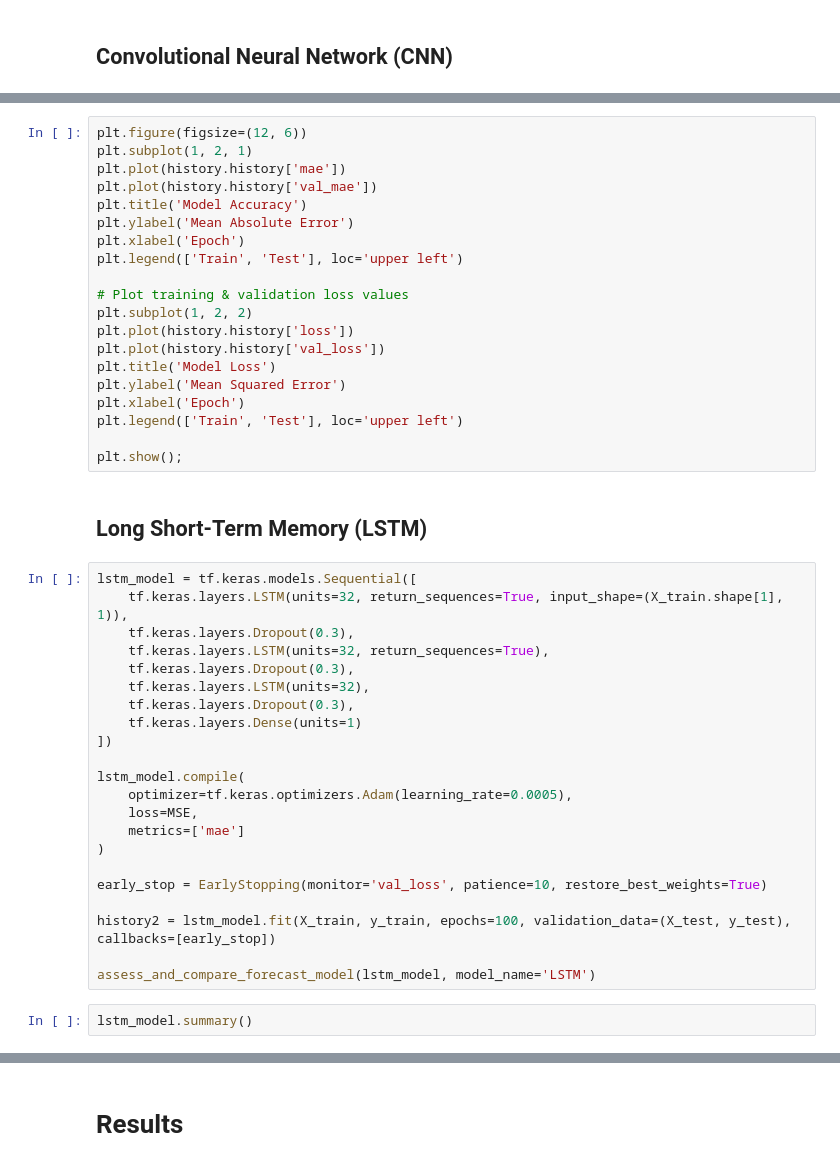
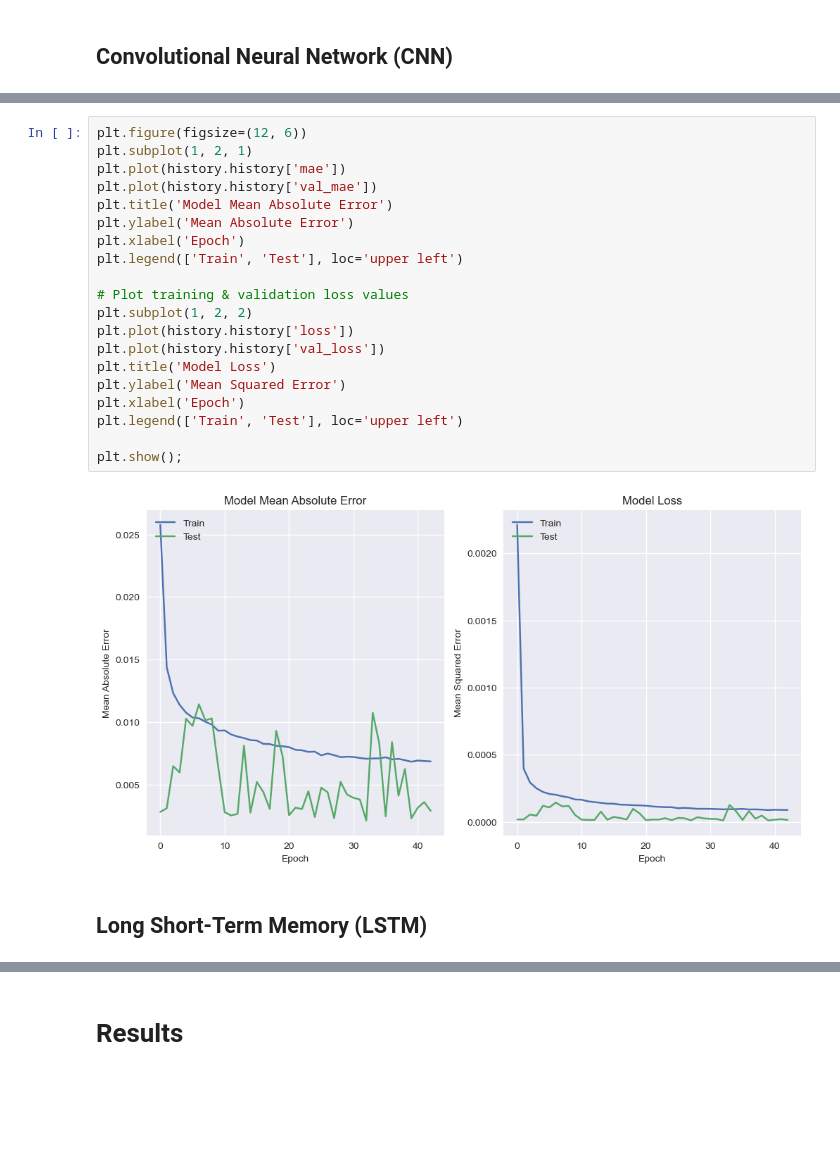
Before and after one commit to bryan-ortiz0/crypto-forecast-analysis, a Jupyter notebook: ethereum-pipeline.ipynb, the cells around one changed output, grey strips where cells are left out. Cells and saved outputs as stored; diff of their text form; blank space fills up the shorter version.

```diff
--- a/ethtractor-hourly.ipynb
+++ b/ethereum-pipeline.ipynb
@@ -636,46 +694,24 @@ cnn_model.summary()
 # %%
 plt.figure(figsize=(12, 6))
 plt.subplot(1, 2, 1)
 plt.plot(history.history['mae'])
 plt.plot(history.history['val_mae'])
-plt.title('Model Accuracy')
+plt.title('Model Mean Absolute Error')
 plt.ylabel('Mean Absolute Error')
 plt.xlabel('Epoch')
 plt.legend(['Train', 'Test'], loc='upper left')
 
 # Plot training & validation loss values
 plt.subplot(1, 2, 2)
 plt.plot(history.history['loss'])
 plt.plot(history.history['val_loss'])
 plt.title('Model Loss')
 plt.ylabel('Mean Squared Error')
 plt.xlabel('Epoch')
 plt.legend(['Train', 'Test'], loc='upper left')
 
 plt.show();
+# %% [output]
+[figure, added]
 # %% [markdown]
 ## Long Short-Term Memory (LSTM)
-# %%
-lstm_model = tf.keras.models.Sequential([
-    tf.keras.layers.LSTM(units=32, return_sequences=True, input_shape=(X_train.shape[1], 1)),
-    tf.keras.layers.Dropout(0.3),
-    tf.keras.layers.LSTM(units=32, return_sequences=True),
-    tf.keras.layers.Dropout(0.3),
-    tf.keras.layers.LSTM(units=32),
-    tf.keras.layers.Dropout(0.3),
-    tf.keras.layers.Dense(units=1)
-])
-
-lstm_model.compile(
-    optimizer=tf.keras.optimizers.Adam(learning_rate=0.0005),
-    loss=MSE,
-    metrics=['mae']
-)
-
-early_stop = EarlyStopping(monitor='val_loss', patience=10, restore_best_weights=True)
-
-history2 = lstm_model.fit(X_train, y_train, epochs=100, validation_data=(X_test, y_test), callbacks=[early_stop])
-
-assess_and_compare_forecast_model(lstm_model, model_name='LSTM')
-# %%
-lstm_model.summary()
```
Also changed, not shown: parts of 24 cells of this notebook, 16 other files.
